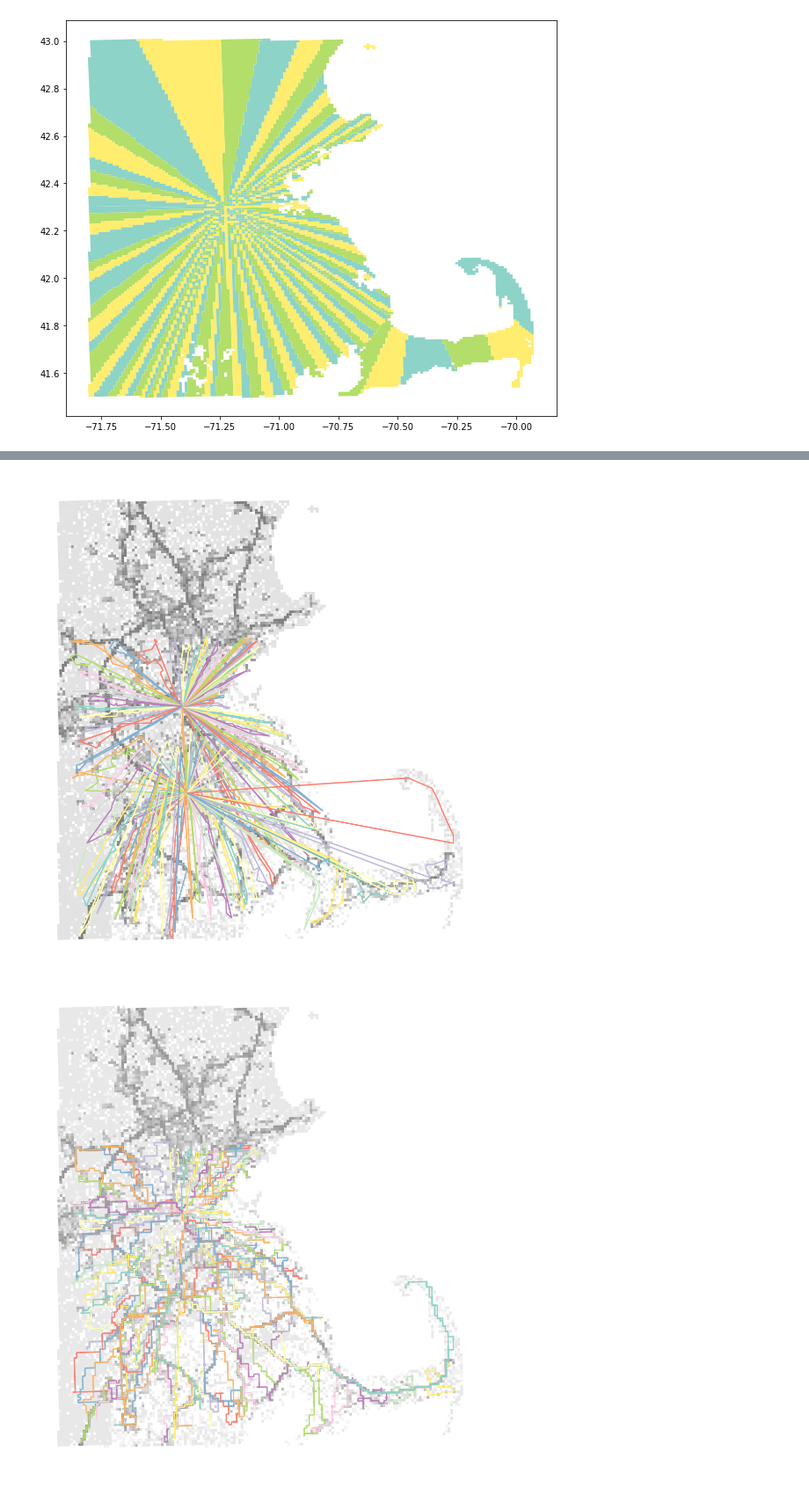
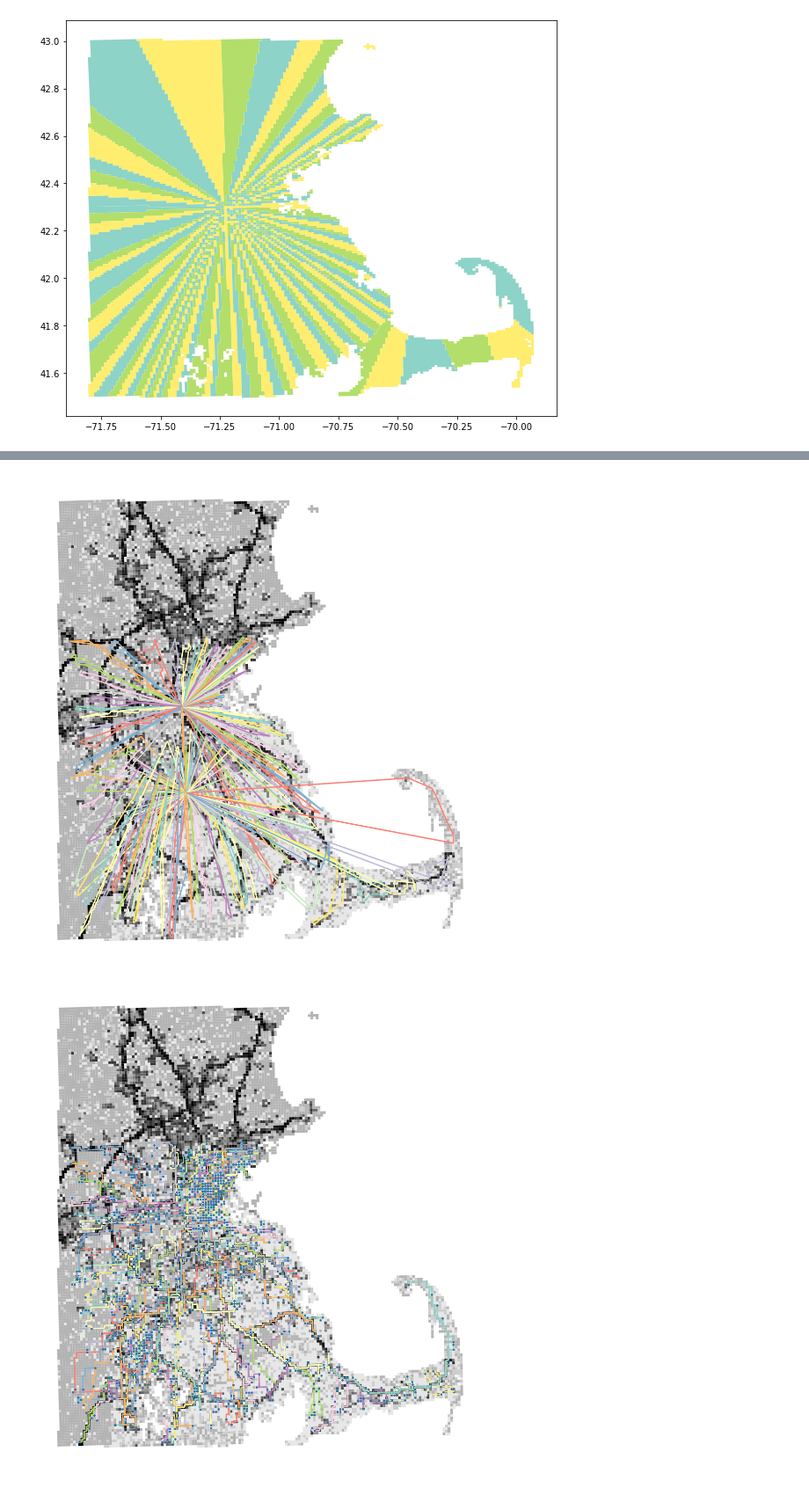
Before and after one commit to bwsi-remote-sensing-2020/final-exercise-students-jvonk, a Jupyter notebook: Final-exercise-overview-event.ipynb, the cells around one changed output, grey strips where cells are left out. Shown at 88% size. Cells and saved outputs as stored; diff of their text form; code cells hidden in the pictures.

Commit message:
fix color of background transport maps and add preevent routes

```diff
--- a/Final-exercise-overview-event.ipynb
+++ b/Final-exercise-overview-event.ipynb
@@ -425,7 +425,7 @@ final_paths=[np.roll(np.array(p),-np.where(np.array(p)==bases[0])[0]) for p in n
 final_paths+=[np.roll(np.array(p),-np.where(np.array(p)==bases[1])[0]) for p in new_paths if bases[1] in np.array(p)]
 # %%
 # save the paths to a CSV file
-with open('paths_all_locations.csv', 'w', newline='') as f:
+with open(f'paths_{location_type}.csv', 'w', newline='') as f:
     writer = csv.writer(f)
     writer.writerow(['LENGTH','PATH'])
     writer.writerows(zip(new_lengths,final_paths))
@@ -434,14 +434,13 @@ with open('paths_all_locations.csv', 'w', newline='') as f:
 pos=game_grid[['x_centroid','y_centroid']].T.to_dict('list')
 edge_data=[]
 for i, temp_graph,path in list(zip(range(n+1),graphs,new_paths)):
-    weights=nx.get_edge_attributes(temp_graph,'weight')
     edge_data+=[ (x,i%12) for x in zip(path,np.roll(path,1)) if x[0]!=x[1]]
-edges,weights=zip(*edge_data)
-ax=game_grid.plot('Transport',figsize=(20,20),alpha=0.5,cmap='binary')
-nx.draw(G,pos=pos,edgelist=edges,node_size=0,width=3,edge_color=weights,ax=ax,edge_cmap=plt.cm.Set3)
+edges,sizes=zip(*edge_data)
+ax=game_grid.plot('Transport',figsize=(20,20),cmap='binary',vmin=0,vmax=10)
+nx.draw(G,pos=pos,edgelist=edges,node_size=0,width=3,edge_color=sizes,ax=ax,edge_cmap=plt.cm.Set3)
 plt.savefig(f'paths_{location_type}.svg', bbox_inches='tight')
 # %% [output]
-[figure, old version]
+[figure, new version]
 # %%
 # expand the paths to include all the cells that are visited
 expanded = []
@@ -455,12 +454,12 @@ for pa in final_paths:
 # %%
 # graph the expanded paths
 colorList = ['#8dd3c7','#ffffb3','#bebada','#fb8072','#80b1d3','#fdb462','#b3de69','#fccde5','#bc80bd','#ccebc5','#ffed6f'] * 20
 
-ax = game_grid.plot('Transport', figsize=(20,20), cmap='binary', alpha=0.4)
+ax = game_grid.plot('Transport', figsize=(20,20), cmap='binary',vmin=0,vmax=10)
 pos = game_grid[['x_centroid', 'y_centroid']].T.to_dict('list')
 for idx, path in tqdm(enumerate(expanded),total=n+1):
     edges = [[i,j] for i,j in zip(path, np.roll(path,1)) if  i!=j]
-    nx.draw(G,pos=pos,edgelist=edges,node_size=0,width=3,edge_color=colorList[idx],ax=ax)
+    nx.draw(G,pos=pos,nodelist=np.concatenate(final_paths),edgelist=edges,node_size=5,width=3,edge_color=colorList[idx],ax=ax)
 plt.savefig(f'paths_finegrain_{location_type}.png', dpi=100)
 # %% [output]
-[figure, old version]
+[figure, new version]
```
Also changed, not shown: parts of 3 cells of this notebook, 11 other files.
